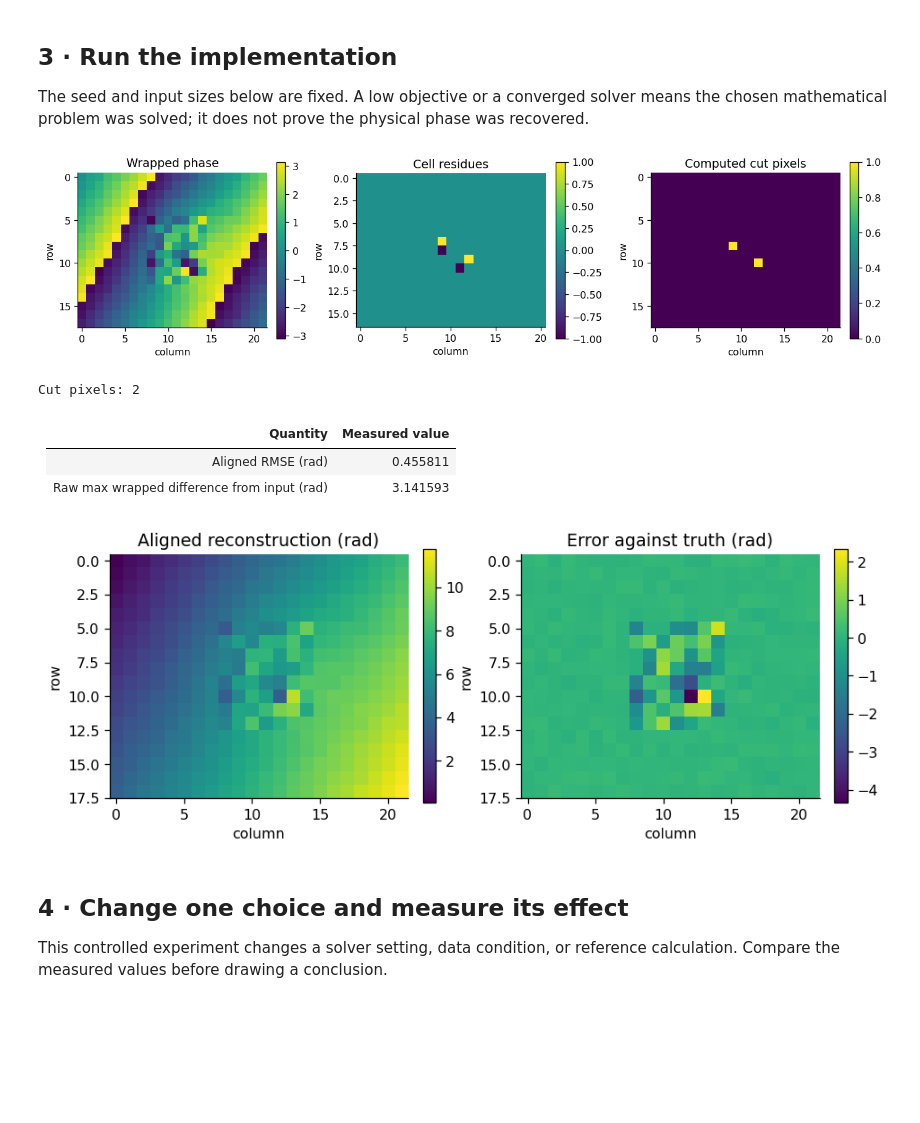
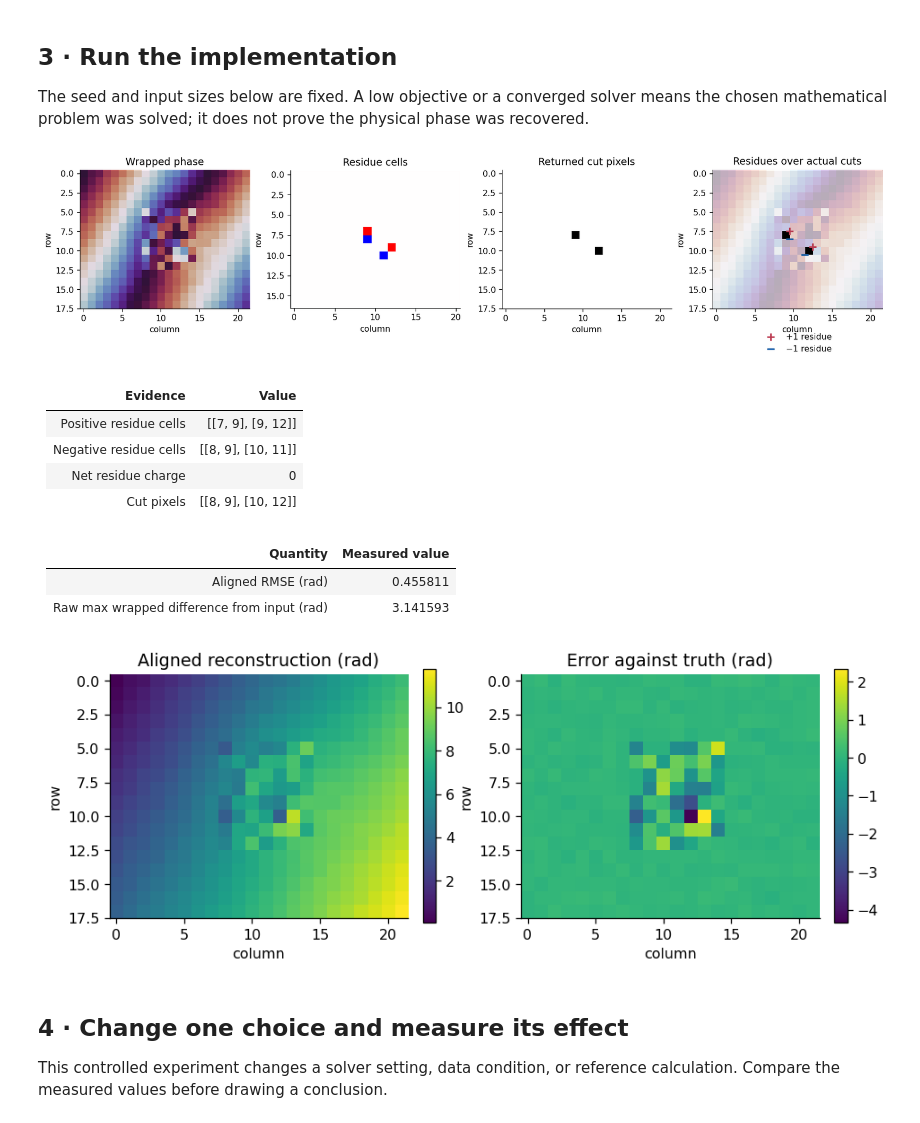
Before and after one commit to mohseniaref/Parvaneh, a Jupyter notebook: notebooks/goldstein_branch_cuts.ipynb, the cells around one changed output. Cells and saved outputs as stored; diff of their text form; code cells hidden in the pictures; blank space fills up the shorter version.

```diff
--- a/notebooks/goldstein_branch_cuts.ipynb
+++ b/notebooks/goldstein_branch_cuts.ipynb
@@ -109,15 +109,43 @@ The seed and input sizes below are fixed. A low objective or a converged solver
 # %%
 truth,phase,confidence=scene()
 u,cuts=pv.goldstein_unwrap(phase,return_cuts=True)
-images([phase,pv.phase_residues(phase),cuts],['Wrapped phase','Cell residues','Computed cut pixels'])
-print('Cut pixels:',np.count_nonzero(cuts)); report(u,truth,phase)
+residues=pv.phase_residues(phase)
+positive=np.argwhere(residues==1); negative=np.argwhere(residues==-1)
+fig,axes=plt.subplots(1,4,figsize=(14,3.4),constrained_layout=True)
+axes[0].imshow(phase,cmap='twilight',vmin=-np.pi,vmax=np.pi)
+axes[0].set_title('Wrapped phase')
+axes[1].imshow(residues,cmap='bwr',vmin=-1,vmax=1)
+axes[1].set_title('Residue cells')
+axes[2].imshow(cuts,cmap='Greys',vmin=0,vmax=1)
+axes[2].set_title('Returned cut pixels')
+axes[3].imshow(phase,cmap='twilight',vmin=-np.pi,vmax=np.pi,alpha=.35)
+axes[3].imshow(np.ma.masked_where(~cuts,cuts),cmap='Greys',vmin=0,vmax=1)
+axes[3].scatter(positive[:,1]+.5,positive[:,0]+.5,c='#b83d52',s=70,
+                marker='+',linewidths=2,label='+1 residue')
+axes[3].scatter(negative[:,1]+.5,negative[:,0]+.5,c='#2463a6',s=70,
+                marker='_',linewidths=2,label='−1 residue')
+axes[3].set_title('Residues over actual cuts')
+axes[3].legend(loc='upper center',bbox_to_anchor=(.5,-.12),frameon=False)
+for ax in axes: ax.set(xlabel='column',ylabel='row')
+plt.show()
+table(['Evidence','Value'],[
+    ['Positive residue cells',positive.tolist()],
+    ['Negative residue cells',negative.tolist()],
+    ['Net residue charge',int(residues.sum())],
+    ['Cut pixels',np.argwhere(cuts).tolist()]])
+report(u,truth,phase)
 # %% [output]
-[figure, old version]
+[figure, new version]
-Cut pixels: 2
-| Quantity | Measured value |
+| Evidence | Value |
 |---|---|
-| Aligned RMSE (rad) | 0.455811 |
-| Raw max wrapped difference from input (rad) | 3.141593 |
+| Positive residue cells | [[7, 9], [9, 12]] |
+| Negative residue cells | [[8, 9], [10, 11]] |
+| Net residue charge | 0 |
+| Cut pixels | [[8, 9], [10, 12]] |
+| Quantity | Measured value |
+|---|---|
+| Aligned RMSE (rad) | 0.455811 |
+| Raw max wrapped difference from input (rad) | 3.141593 |
 [figure]
 # %% [markdown]
 ## 4 · Change one choice and measure its effect
```
Also changed, not shown: 1 other file.
